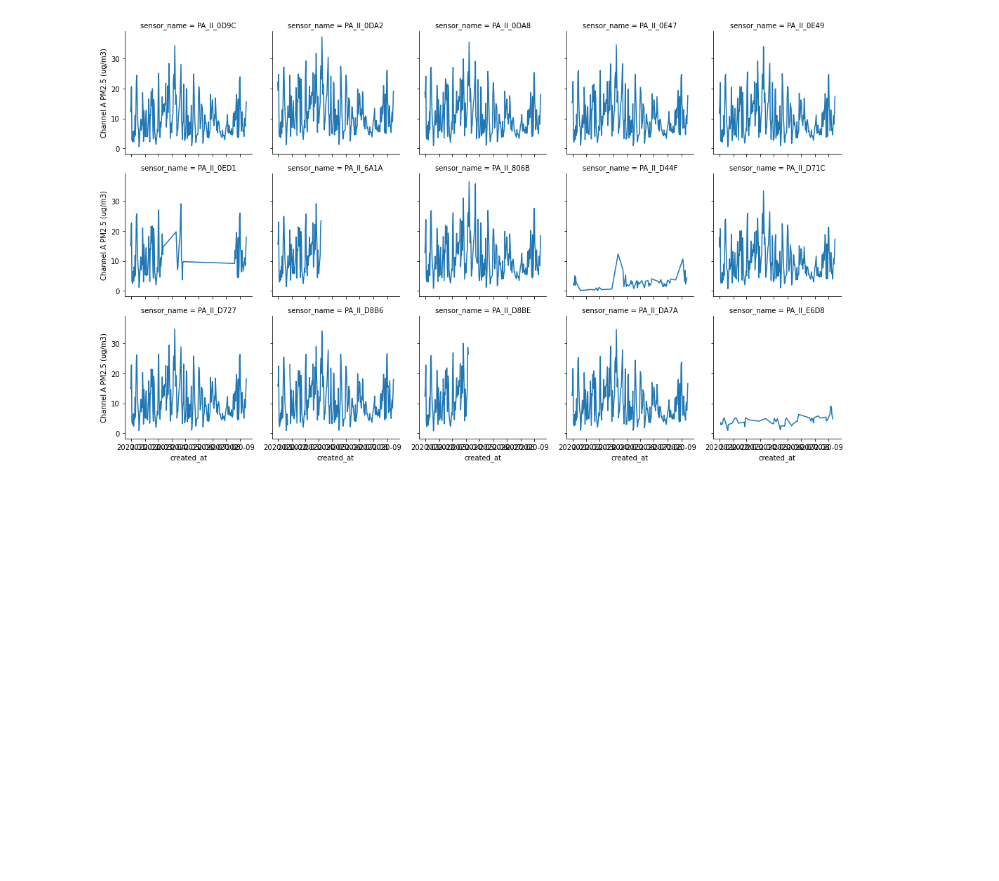
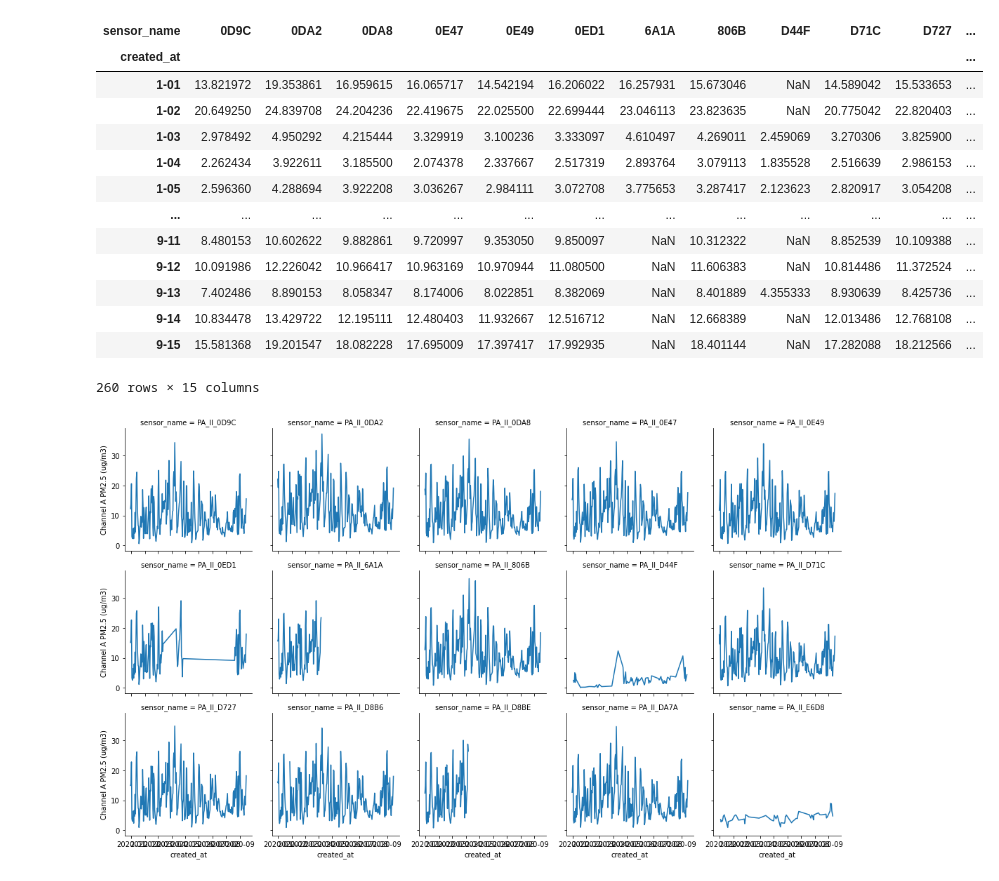
Before and after one commit to intelligent-environments-lab/bleed-orange-measure-purple, a Jupyter notebook: notebooks/4.0-cjl-PA-heatmap.ipynb, the cells around one changed output. Cells and saved outputs as stored; diff of their text form; code cells hidden in the pictures; blank space fills up the shorter version.

```diff
--- a/notebooks/4.0-cjl-PA-heatmap.ipynb
+++ b/notebooks/4.0-cjl-PA-heatmap.ipynb
@@ -37,3 +45,20 @@ data
+# %%
+data_by_sensor
+# %% [output]
+| sensor_name | 0D9C | 0DA2 | 0DA8 | 0E47 | 0E49 | 0ED1 | 6A1A | 806B | D44F | D71C | D727 | ... |
+| created_at |  |  |  |  |  |  |  |  |  |  |  | ... |
+| 1-01 | 13.821972 | 19.353861 | 16.959615 | 16.065717 | 14.542194 | 16.206022 | 16.257931 | 15.673046 | NaN | 14.589042 | 15.533653 | ... |
+| 1-02 | 20.649250 | 24.839708 | 24.204236 | 22.419675 | 22.025500 | 22.699444 | 23.046113 | 23.823635 | NaN | 20.775042 | 22.820403 | ... |
+| 1-03 | 2.978492 | 4.950292 | 4.215444 | 3.329919 | 3.100236 | 3.333097 | 4.610497 | 4.269011 | 2.459069 | 3.270306 | 3.825900 | ... |
+| 1-04 | 2.262434 | 3.922611 | 3.185500 | 2.074378 | 2.337667 | 2.517319 | 2.893764 | 3.079113 | 1.835528 | 2.516639 | 2.986153 | ... |
+| 1-05 | 2.596360 | 4.288694 | 3.922208 | 3.036267 | 2.984111 | 3.072708 | 3.775653 | 3.287417 | 2.123623 | 2.820917 | 3.054208 | ... |
+| ... | ... | ... | ... | ... | ... | ... | ... | ... | ... | ... | ... | ... |
+| 9-11 | 8.480153 | 10.602622 | 9.882861 | 9.720997 | 9.353050 | 9.850097 | NaN | 10.312322 | NaN | 8.852539 | 10.109388 | ... |
+| 9-12 | 10.091986 | 12.226042 | 10.966417 | 10.963169 | 10.970944 | 11.080500 | NaN | 11.606383 | NaN | 10.814486 | 11.372524 | ... |
+| 9-13 | 7.402486 | 8.890153 | 8.058347 | 8.174006 | 8.022851 | 8.382069 | NaN | 8.401889 | 4.355333 | 8.930639 | 8.425736 | ... |
+| 9-14 | 10.834478 | 13.429722 | 12.195111 | 12.480403 | 11.932667 | 12.516712 | NaN | 12.668389 | NaN | 12.013486 | 12.768108 | ... |
+| 9-15 | 15.581368 | 19.201547 | 18.082228 | 17.695009 | 17.397417 | 17.992935 | NaN | 18.401144 | NaN | 17.282088 | 18.212566 | ... |
+260 rows × 15 columns
 # %%
 def scatter_facet_grid(data,x_col='created_at',y_col='Channel A PM2.5 (ug/m3)', bound=7000):
     #data = data.loc[(data[y_col]<bound) &(data[x_col]<bound)]
```
Also changed, not shown: parts of 5 cells of this notebook.
